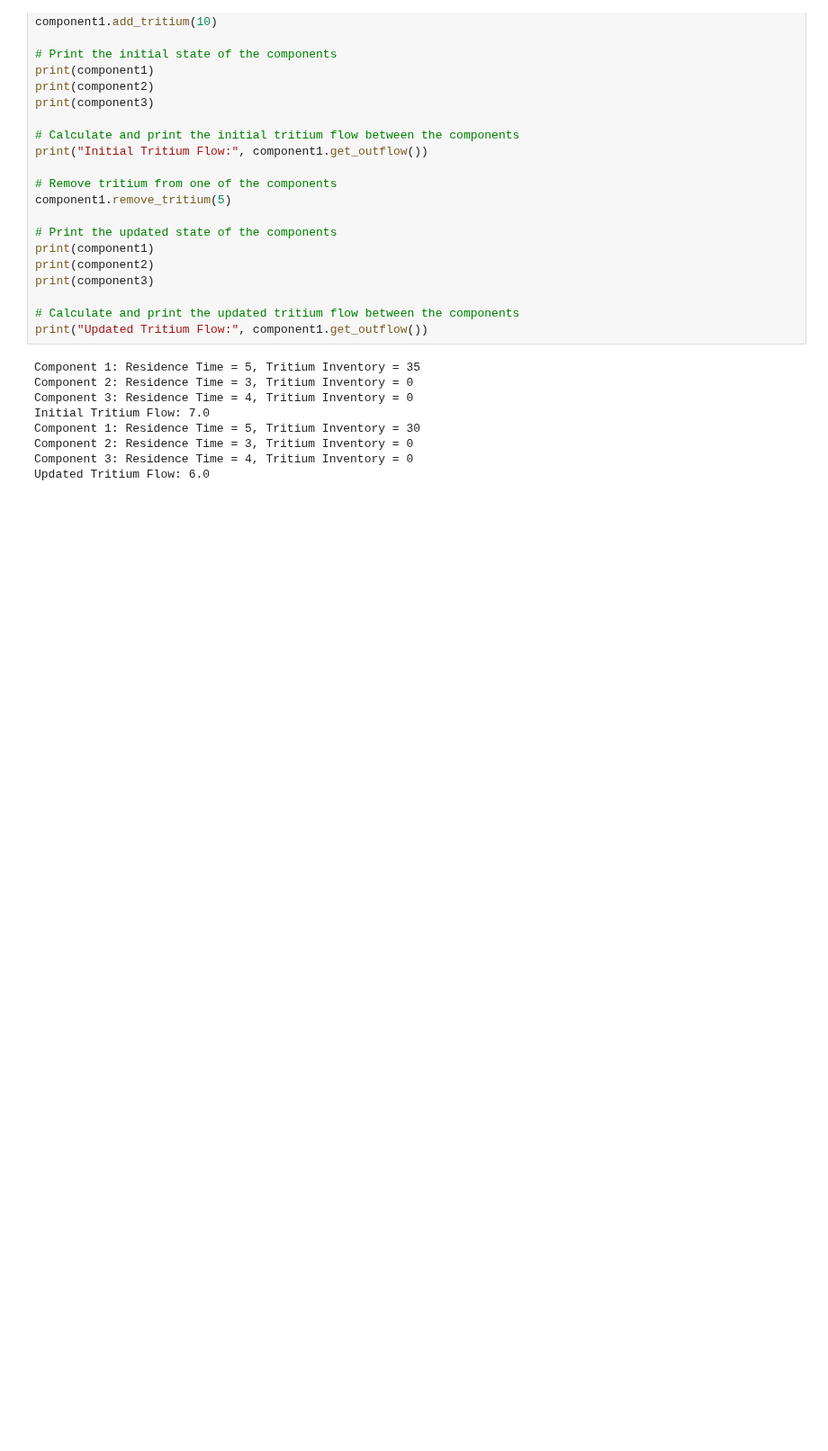
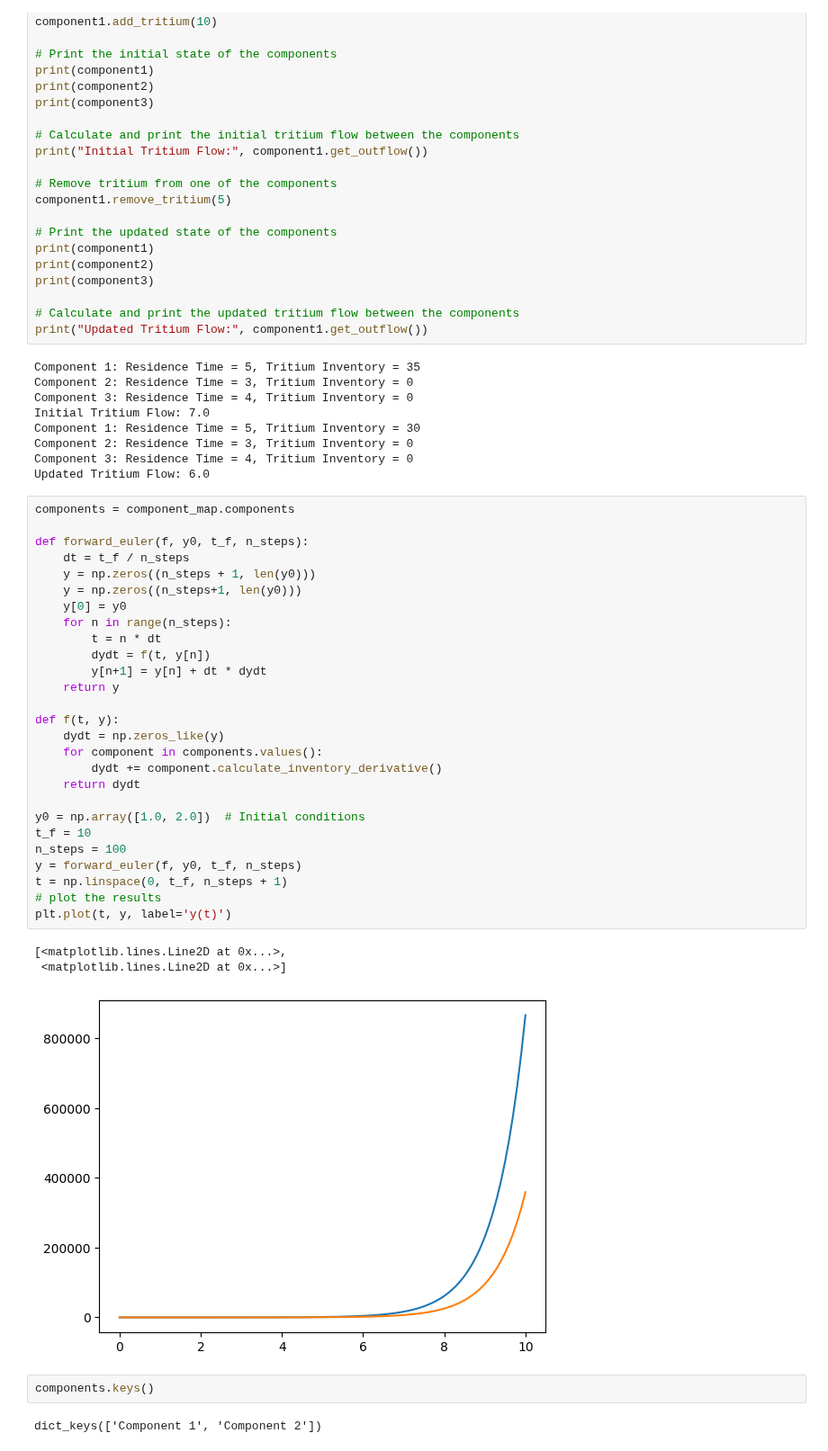
Before and after one commit to gabriele-ferrero/TRIOMA, a Jupyter notebook: test.ipynb, the cells around one changed output. Shown at 90% size. Cells and saved outputs as stored; diff of their text form; blank space fills up the shorter version.

Commit message:
fix forward euler

```diff
--- a/test.ipynb
+++ b/test.ipynb
@@ -219,3 +298,38 @@ Component 1: Residence Time = 5, Tritium Inventory = 30
 Component 2: Residence Time = 3, Tritium Inventory = 0
 Component 3: Residence Time = 4, Tritium Inventory = 0
 Updated Tritium Flow: 6.0
+# %%
+components = component_map.components
+
+def forward_euler(f, y0, t_f, n_steps):
+    dt = t_f / n_steps
+    y = np.zeros((n_steps + 1, len(y0)))
+    y = np.zeros((n_steps+1, len(y0)))
+    y[0] = y0
+    for n in range(n_steps):
+        t = n * dt
+        dydt = f(t, y[n])
+        y[n+1] = y[n] + dt * dydt
+    return y
+
+def f(t, y):
+    dydt = np.zeros_like(y)
+    for component in components.values():
+        dydt += component.calculate_inventory_derivative()
+    return dydt
+
+y0 = np.array([1.0, 2.0])  # Initial conditions
+t_f = 10
+n_steps = 100
+y = forward_euler(f, y0, t_f, n_steps)
+t = np.linspace(0, t_f, n_steps + 1)
+# plot the results
+plt.plot(t, y, label='y(t)')
+# %% [output]
+[<matplotlib.lines.Line2D at 0x...>,
+ <matplotlib.lines.Line2D at 0x...>]
+[figure, added]
+# %%
+components.keys()
+# %% [output]
+dict_keys(['Component 1', 'Component 2'])
```
Also changed, not shown: parts of 4 cells of this notebook.
